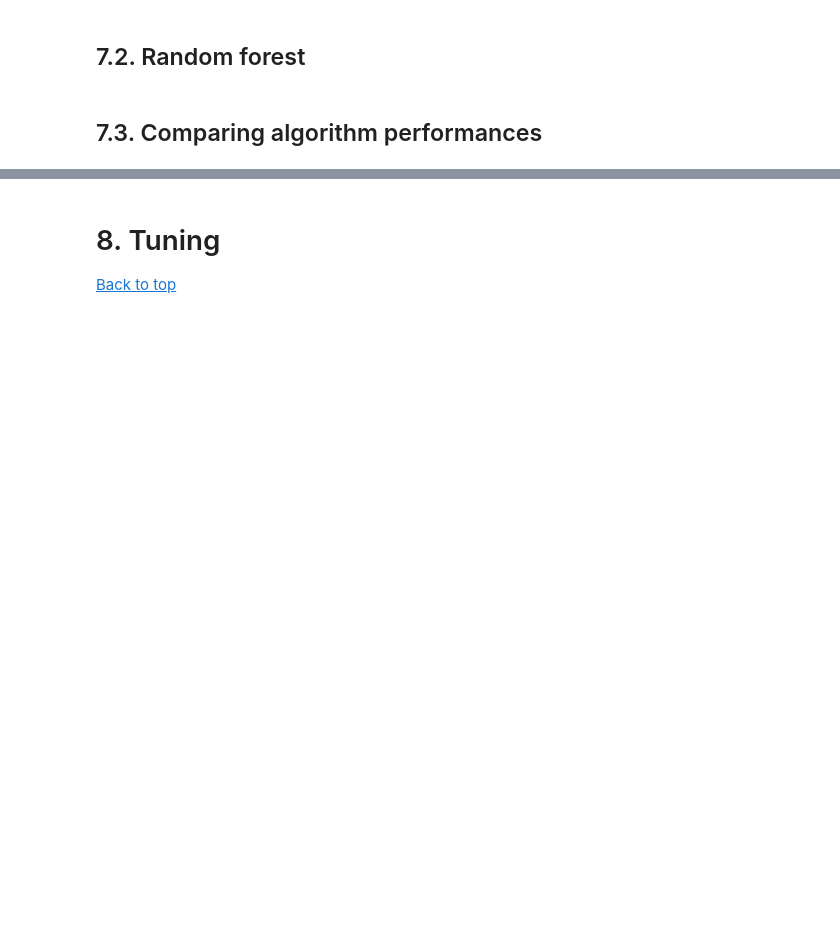
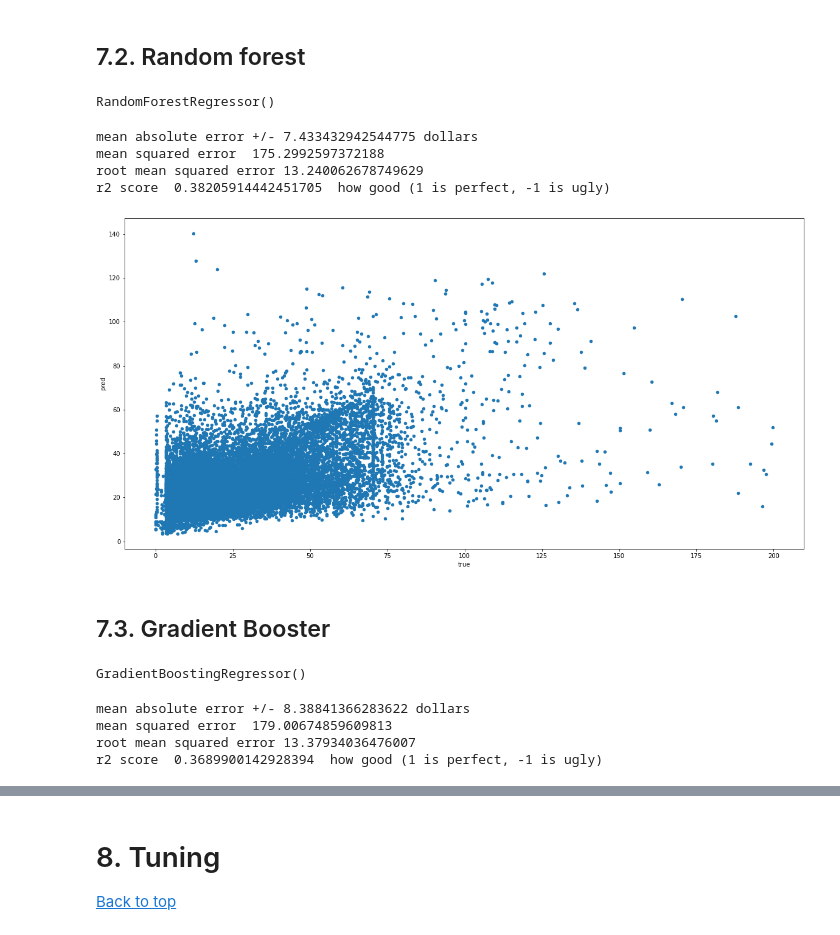
Before and after one commit to soqquadro/nyc-taxi-analysis, a Jupyter notebook: main_notebook.ipynb, the cells around one changed output, grey strips where cells are left out. Cells and saved outputs as stored; diff of their text form; code cells hidden in the pictures; blank space fills up the shorter version.

```diff
--- a/main_notebook.ipynb
+++ b/main_notebook.ipynb
@@ -464,3 +900,65 @@ results.plot(figsize=(20,10), kind='scatter', x='true', y='pred');
 ## 7.2. Random forest <a id='random_forest'></a>
+# %%
+from sklearn.ensemble import RandomForestRegressor
+
+rando_model = RandomForestRegressor()
+
+rando_model.fit(X_train,y_train)
+# %% [output]
+RandomForestRegressor()
+# %%
+model_at_hand = rando_model
+
+y_pred = model_at_hand.predict(X_test)
+
+from sklearn.metrics import mean_absolute_error
+from sklearn.metrics import mean_squared_error
+from sklearn.metrics import r2_score
+from math import sqrt
+
+print('mean absolute error +/-', mean_absolute_error(y_test,y_pred), 'dollars')
+print('mean squared error ', mean_squared_error(y_test,y_pred))
+print('root mean squared error', sqrt(mean_squared_error(y_test,y_pred)))
+print('r2 score ', r2_score(y_test,y_pred), ' how good (1 is perfect, -1 is ugly)')
+# %% [output]
+mean absolute error +/- 7.433432942544775 dollars
+mean squared error  175.2992597372188
+root mean squared error 13.240062678749629
+r2 score  0.38205914442451705  how good (1 is perfect, -1 is ugly)
+# %%
+data = {'true': y_test, 'pred': y_pred}
+
+results = pd.DataFrame(data)
+
+results.plot(figsize=(20,10), kind='scatter', x='true', y='pred');
+# %% [output]
+[figure, added]
 # %% [markdown]
-## 7.3. Comparing algorithm performances <a id='comparing_algorithm_performances'></a>
+## 7.3. Gradient Booster <a id='gradient_booster'></a>
+# %%
+from sklearn.ensemble import GradientBoostingRegressor
+
+gradBooster = GradientBoostingRegressor()
+
+gradBooster.fit(X_train,y_train)
+# %% [output]
+GradientBoostingRegressor()
+# %%
+model_at_hand = gradBooster
+
+y_pred = model_at_hand.predict(X_test)
+
+from sklearn.metrics import mean_absolute_error
+from sklearn.metrics import mean_squared_error
+from sklearn.metrics import r2_score
+from math import sqrt
+
+print('mean absolute error +/-', mean_absolute_error(y_test,y_pred), 'dollars')
+print('mean squared error ', mean_squared_error(y_test,y_pred))
+print('root mean squared error', sqrt(mean_squared_error(y_test,y_pred)))
+print('r2 score ', r2_score(y_test,y_pred), ' how good (1 is perfect, -1 is ugly)')
+# %% [output]
+mean absolute error +/- 8.38841366283622 dollars
+mean squared error  179.00674859609813
+root mean squared error 13.37934036476007
+r2 score  0.3689900142928394  how good (1 is perfect, -1 is ugly)
```
Also changed, not shown: parts of 64 cells of this notebook.
